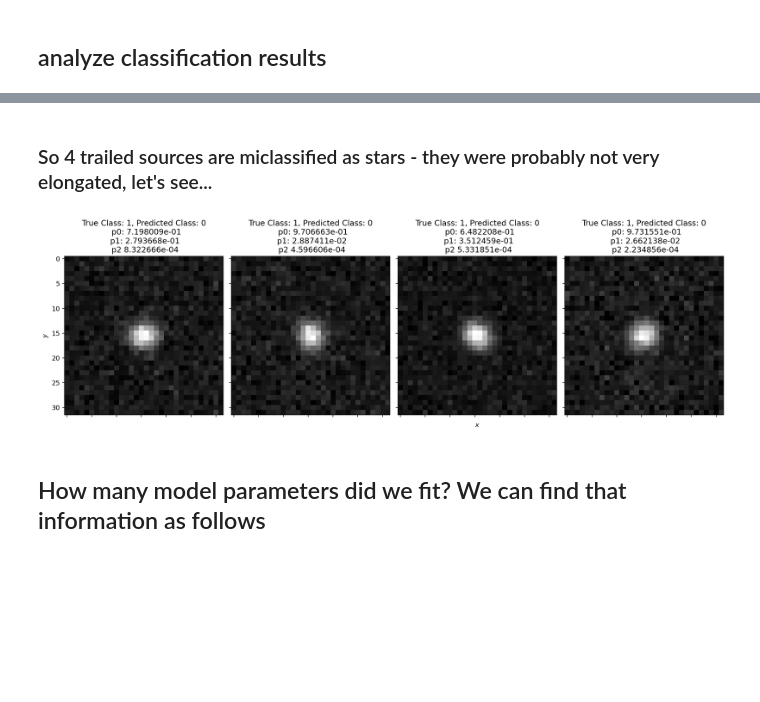
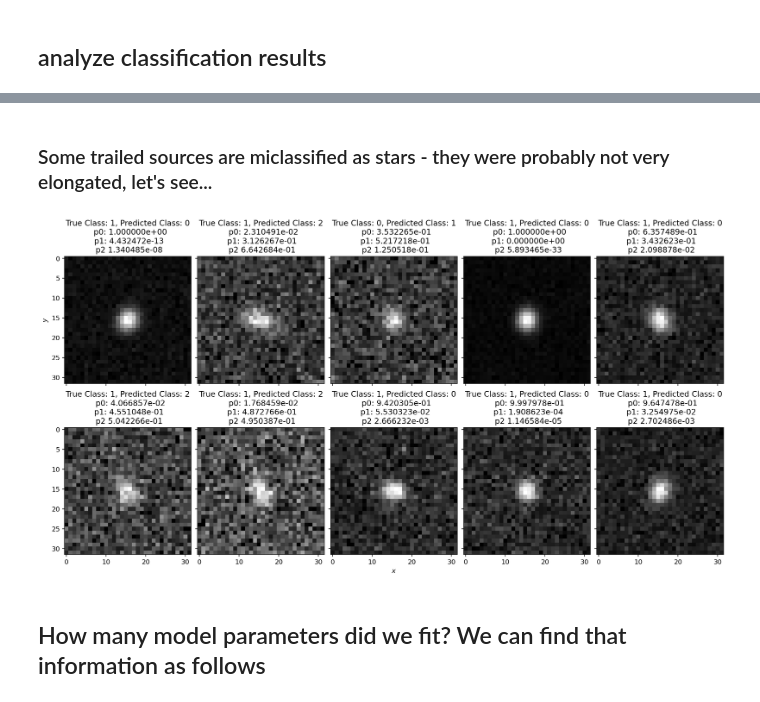
Before and after one commit to ivezic/SaoPaulo2021, a Jupyter notebook: notebooks/Lecture20.ipynb, the cells around one changed output, grey strips where cells are left out. Saved outputs shown, nothing was run; the diff lists cells and outputs as text; code cells hidden in the pictures; blank space fills up the shorter version.

```diff
--- a/notebooks/Lecture20.ipynb
+++ b/notebooks/Lecture20.ipynb
@@ -627,6 +627,6 @@ Number of samples in the training (2100); test (600); and validation (300) data
 # %%
 resnet50_model = ResNet50(input_shape=(32, 32, 1), classes=3)
 resnet50_model.compile(loss='categorical_crossentropy', optimizer='sgd', metrics=['accuracy'])
-n_epochs=200
+n_epochs=100
 %time resnet_model_history = resnet50_model.fit(data_train, class_train, epochs=n_epochs, batch_size=256, verbose=1, validation_data=(data_val, class_val), shuffle=True)
 # %% [output]
@@ -704,13 +717,14 @@ for i in range(0, Ndata):
 # %% [markdown]
-### So 4 trailed sources are miclassified as stars - they were probably not very elongated, let's see...
+### Some trailed sources are miclassified as stars - they were probably not very elongated, let's see...
 # %%
 # plot misclassified stamps
 misfits = data_test[good==0]
 trueClass = class_test[good==0]
 predClass = Rclasses[good==0]
-plot_image_array(misfits, nrows=1, ncols=4, figsize=[16,5], subtitle=True, classes=predClass, class_true=trueClass)
+plot_image_array(misfits, figsize=[16,10], subtitle=True, classes=predClass, class_true=trueClass)
+#plot_image_array(misfits, nrows=2, ncols=5, figsize=[16,5], subtitle=True, classes=predClass, class_true=trueClass)
 # %% [output]
-[figure, old version]
+[figure, new version]
 # %% [markdown]
 ## How many model parameters did we fit? We can find that information as follows
 # %%
```
Also changed, not shown: parts of 13 cells of this notebook.
